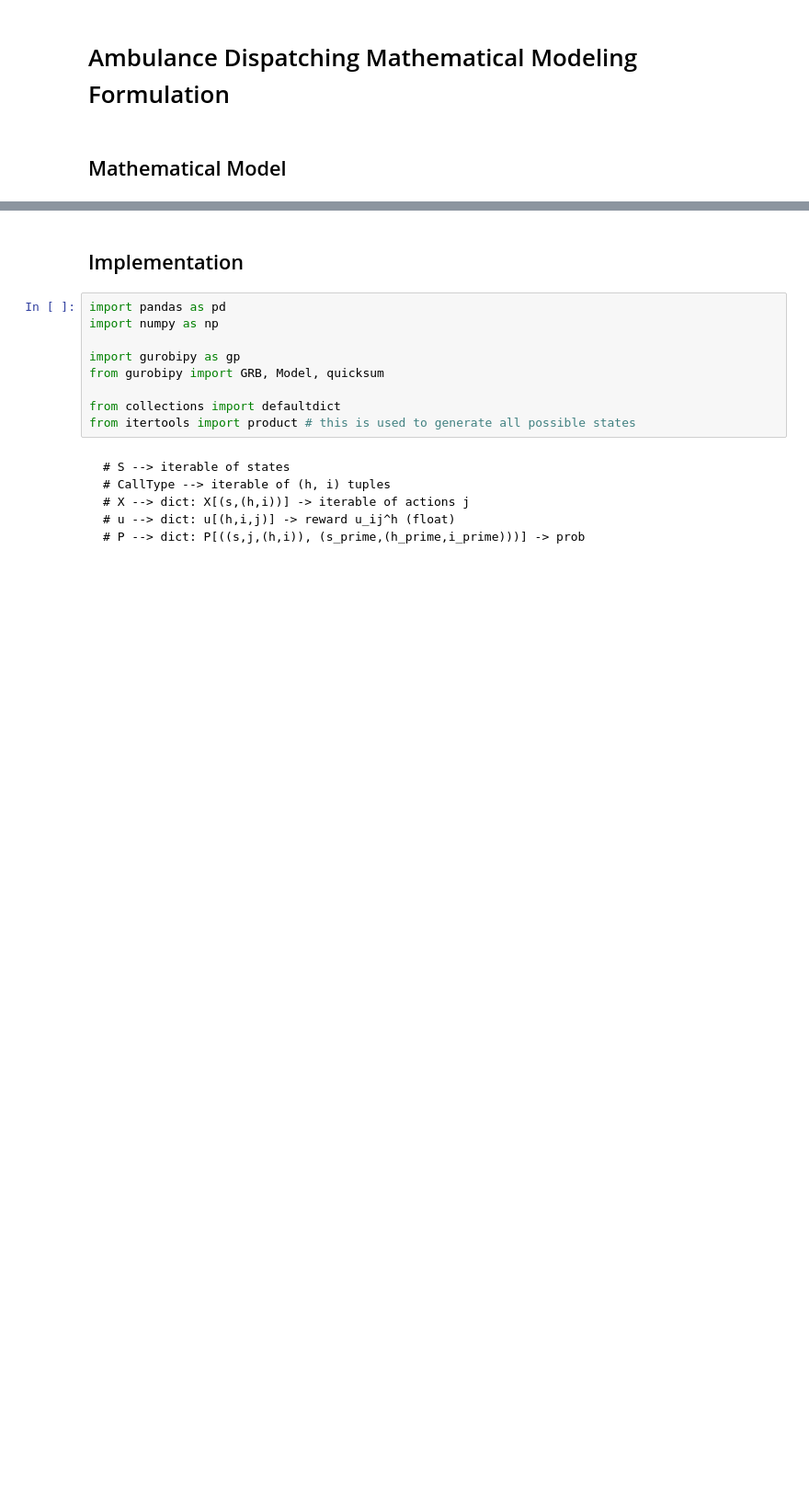
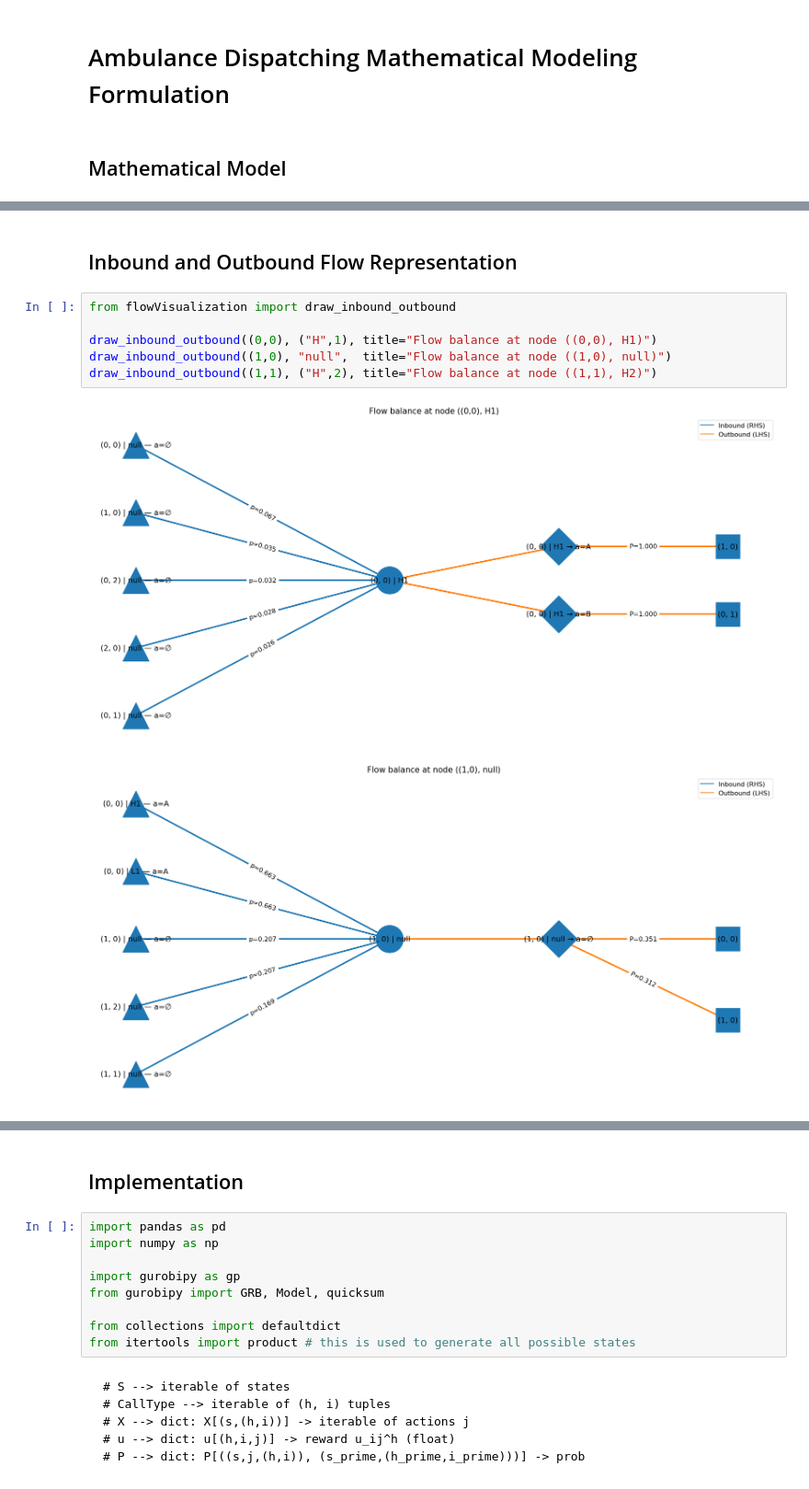
Before and after one commit to stopdemir/ambulance-dispatching-implementations, a Jupyter notebook: LP Implementation/dispatchingMathModel.ipynb, the cells around one changed output, grey strips where cells are left out. Shown at 92% size. Saved outputs shown, nothing was run; the diff lists cells and outputs as text; blank space fills up the shorter version.

Commit message:
added some visuals to the LP implementation

```diff
--- a/LP Implementation/dispatchingMathModel.ipynb
+++ b/LP Implementation/dispatchingMathModel.ipynb
@@ -25,3 +28,14 @@ $
 $
 y(s,j,(h,i)) \geq 0, \quad \forall s \in S, (h,i) \in CallType, j \in X(s,(h,i))
 $
+# %% [markdown]
+## Inbound and Outbound Flow Representation
+# %%
+from flowVisualization import draw_inbound_outbound
+
+draw_inbound_outbound((0,0), ("H",1), title="Flow balance at node ((0,0), H1)")
+draw_inbound_outbound((1,0), "null",  title="Flow balance at node ((1,0), null)")
+draw_inbound_outbound((1,1), ("H",2), title="Flow balance at node ((1,1), H2)")
+# %% [output]
+[figure, added]
+[figure, added]
```
Also changed, not shown: parts of 5 cells of this notebook, 1 other file.
